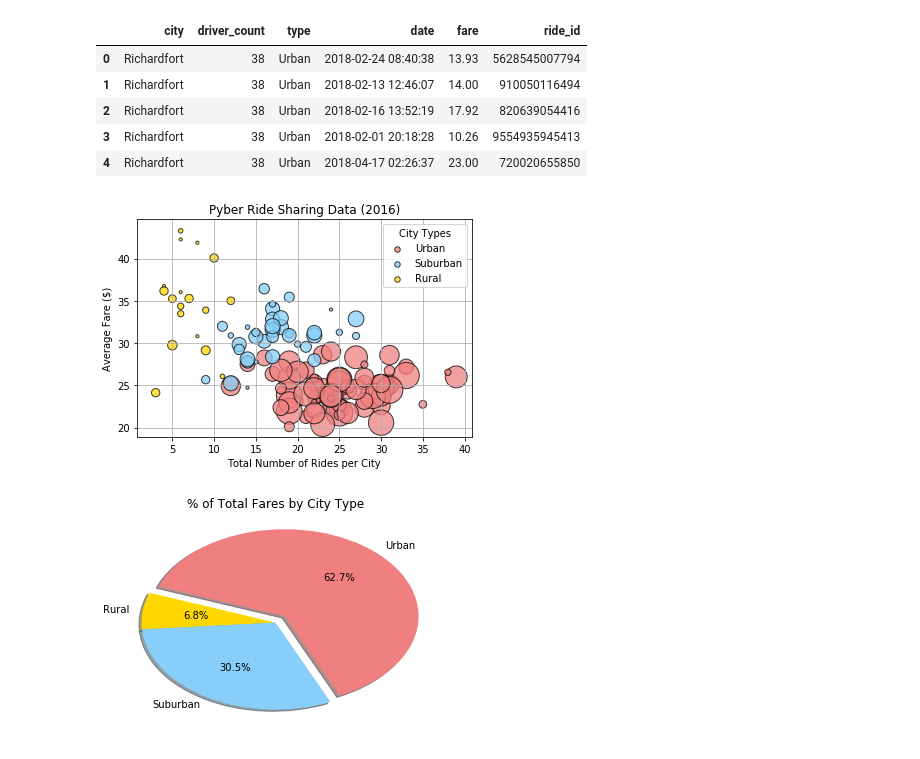
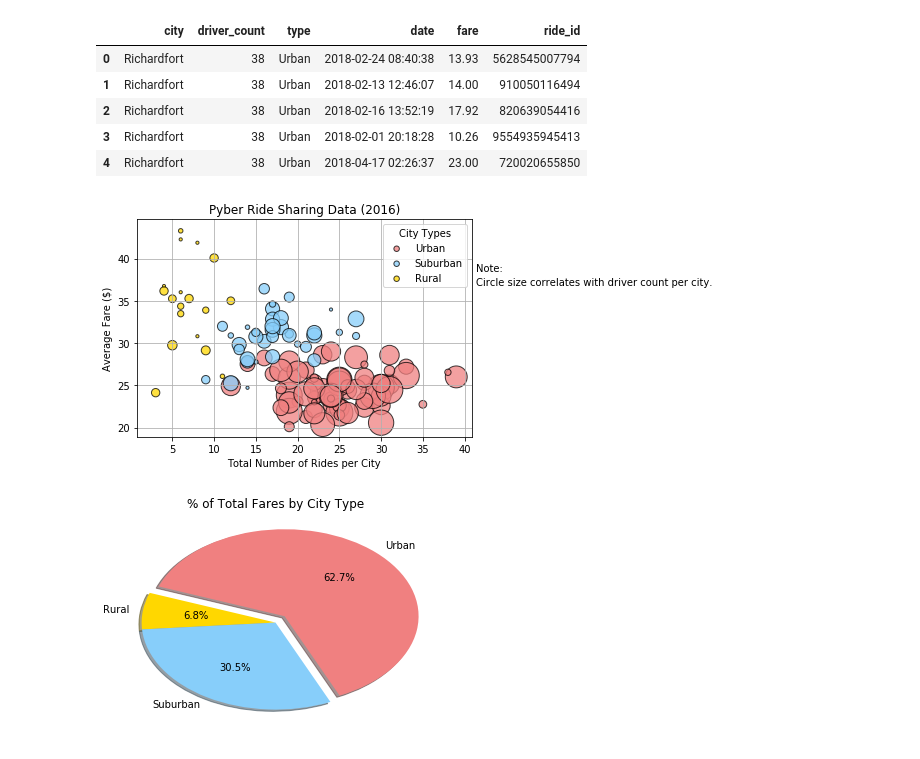
Before and after one commit to MarkYocumII/MatPlotLib_HW5, a Jupyter notebook: hw/Instructions/Pyber/Pyber_HW.ipynb, the cells around one changed output. Drawn from its saved outputs; the diff is of its cells as text; code cells hidden in the pictures.

Commit message:
added note to bubble plot, saved all plots as .png files

```diff
--- a/hw/Instructions/Pyber/Pyber_HW.ipynb
+++ b/hw/Instructions/Pyber/Pyber_HW.ipynb
@@ -50,37 +50,43 @@ city_rides_data["Rides per City"]= city_total_rides["ride_id"].count()
 #y axis data is average fare in each city
 city_rides_data["Average Fare"]=city_total_rides["fare"].mean()
 
 #ultimately bubble plot will be by city type, not by city, so set new index to city
 #break data set into each sub-type:  one for urban, rural, and suburban
 
 urban_rides_data=city_rides_data.loc[city_rides_data["Type"] == "Urban"]
 suburban_rides_data=city_rides_data.loc[city_rides_data["Type"] == "Suburban"]
 rural_rides_data=city_rides_data.loc[city_rides_data["Type"] == "Rural"]
 
 #create individual scatter plot objects for each city type
 plt.scatter(x=urban_rides_data["Rides per City"], y=urban_rides_data["Average Fare"], marker="o", facecolors="lightcoral", edgecolors="black", s=urban_rides_data["Driver Count"]*10, alpha=0.75, label="Urban")
 plt.scatter(x=suburban_rides_data["Rides per City"], y=suburban_rides_data["Average Fare"], marker="o", facecolors="lightskyblue", edgecolors="black", s=suburban_rides_data["Driver Count"]*10, alpha=0.75, label="Suburban")
 plt.scatter(x=rural_rides_data["Rides per City"], y=rural_rides_data["Average Fare"], marker="o", facecolors="gold", edgecolors="black", s=rural_rides_data["Driver Count"]*10, alpha=0.75, label="Rural")
 
 #create title and x and y axis labels
 plt.title("Pyber Ride Sharing Data (2016)")
 plt.xlabel("Total Number of Rides per City")
 plt.ylabel("Average Fare ($)")
 
 #add grid to chart
 plt.grid()
 
 #add legend variable with associated title
 lgnd=plt.legend(title="City Types")
 
 #ensure each legend entry is the same size
-lgnd.legendHandles[0]._sizes = [30]
-lgnd.legendHandles[1]._sizes = [30]
-lgnd.legendHandles[2]._sizes = [30]
+for handle in lgnd.legendHandles:
+    handle.set_sizes([30,0])
+
+
+#plt.figure(figsize=(12,4.8))
+plt.figtext(0.91, 0.7, "Note:")
+plt.figtext(0.91, 0.65, "Circle size correlates with driver count per city.")
+
+plt.savefig("ride_sharing_bubble.png")
 
 plt.show()
 # %% [output]
-[figure, old version]
+[figure, new version]
 # %%
 #Percent of total fares by city type
 
```
Also changed, not shown: parts of 3 cells of this notebook, 4 other files.
